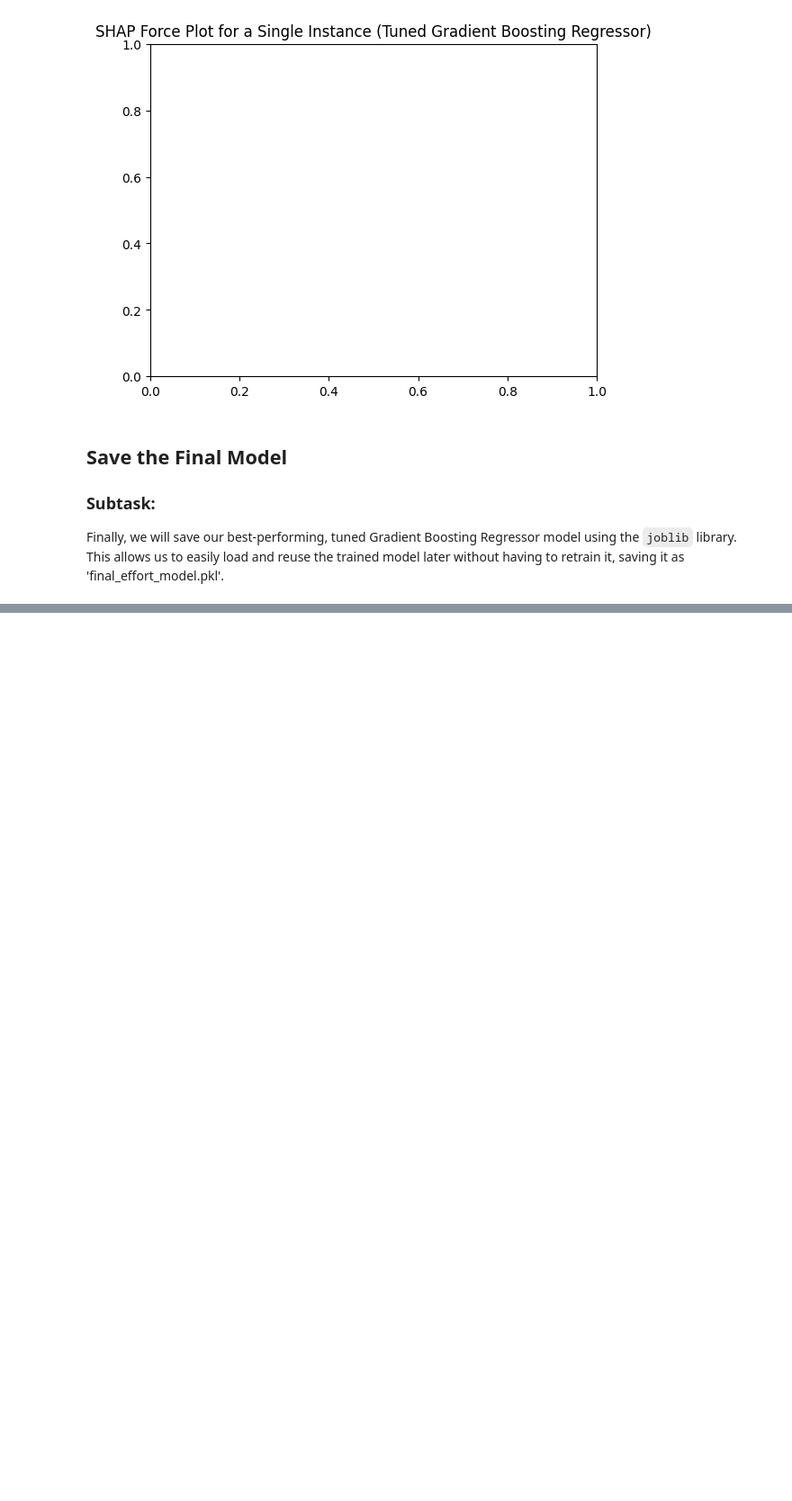
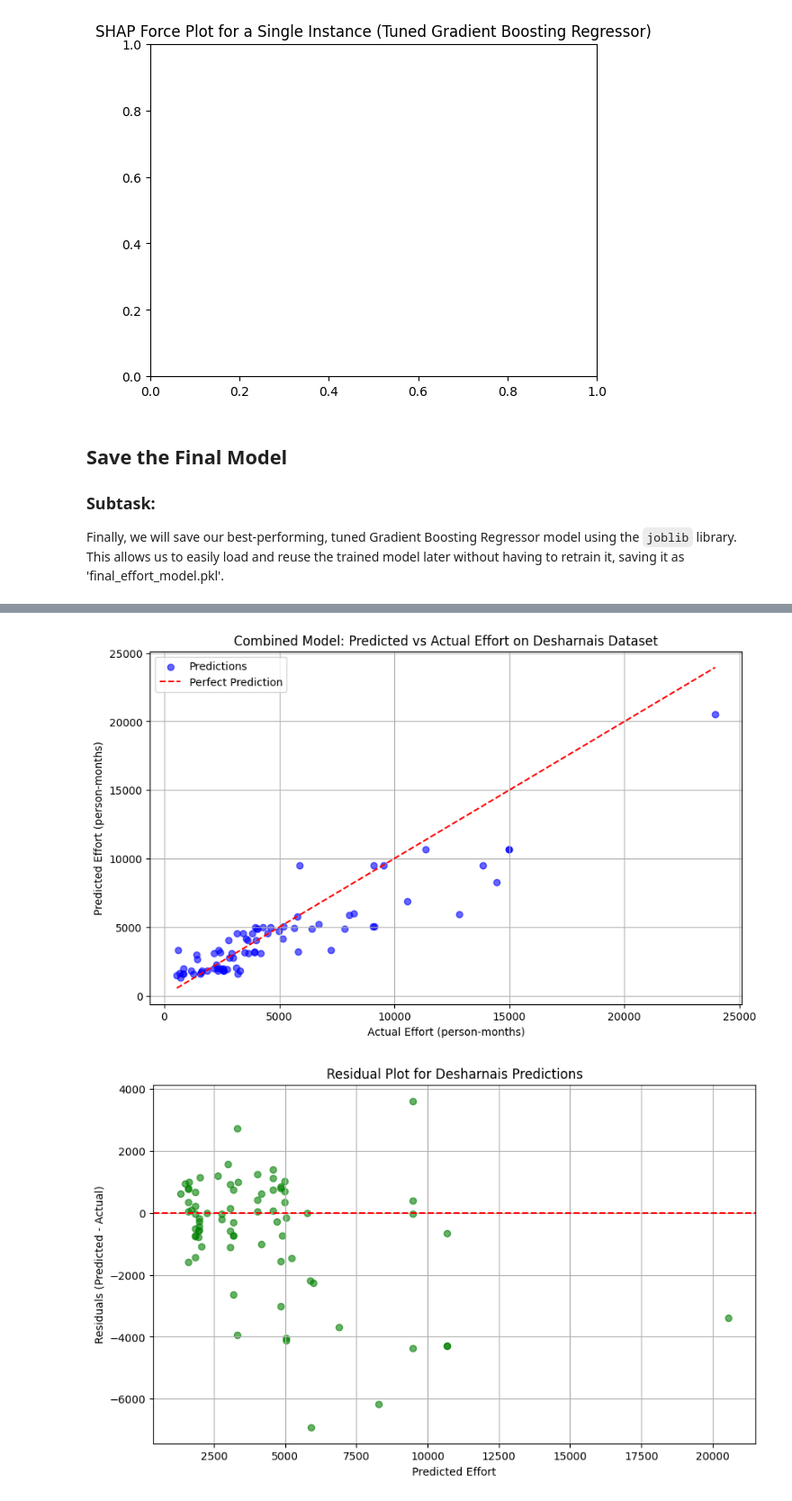
Before and after one commit to Anuja7781/Software-Cost-Estimation, a Jupyter notebook: notebook/finalNB.ipynb, the cells around one changed output, grey strips where cells are left out. Shown at 90% size. Cells and saved outputs as stored; diff of their text form; code cells hidden in the pictures; blank space fills up the shorter version.

```diff
--- a/notebook/finalNB.ipynb
+++ b/notebook/finalNB.ipynb
@@ -1432,0 +1887,62 @@ Finally, we will save our best-performing, tuned Gradient Boosting Regressor mod
+# %%
+# Analyze combined model performance on Desharnais
+import matplotlib.pyplot as plt
+
+# Predictions from the untuned combined model (better performance)
+desharnais_actual = desharnais_df['act_effort']
+desharnais_pred = desharnais_pred  # From earlier cell
+
+# Scatter plot: Predicted vs Actual
+plt.figure(figsize=(10, 6))
+plt.scatter(desharnais_actual, desharnais_pred, alpha=0.6, color='blue', label='Predictions')
+plt.plot([desharnais_actual.min(), desharnais_actual.max()],
+         [desharnais_actual.min(), desharnais_actual.max()],
+         'r--', label='Perfect Prediction')
+plt.xlabel('Actual Effort (person-months)')
+plt.ylabel('Predicted Effort (person-months)')
+plt.title('Combined Model: Predicted vs Actual Effort on Desharnais Dataset')
+plt.legend()
+plt.grid(True)
+plt.show()
+
+# Residual analysis
+residuals = desharnais_pred - desharnais_actual
+plt.figure(figsize=(10, 6))
+plt.scatter(desharnais_pred, residuals, alpha=0.6, color='green')
+plt.axhline(y=0, color='r', linestyle='--')
+plt.xlabel('Predicted Effort')
+plt.ylabel('Residuals (Predicted - Actual)')
+plt.title('Residual Plot for Desharnais Predictions')
+plt.grid(True)
+plt.show()
+
+# Error distribution
+plt.figure(figsize=(10, 6))
+plt.hist(residuals, bins=20, alpha=0.7, color='orange', edgecolor='black')
+plt.xlabel('Residuals')
+plt.ylabel('Frequency')
+plt.title('Distribution of Prediction Errors on Desharnais')
+plt.grid(True)
+plt.show()
+
+# Summary statistics
+print("Desharnais Prediction Analysis:")
+print(f"Mean Absolute Error: {desh_mae:.2f}")
+print(f"Root Mean Squared Error: {desh_rmse:.2f}")
+print(f"R-squared: {desh_r2:.4f}")
+print(f"Mean Residual: {residuals.mean():.2f}")
+print(f"Residual Std: {residuals.std():.2f}")
+print(f"Max Over-prediction: {residuals.max():.2f}")
+print(f"Max Under-prediction: {residuals.min():.2f}")
+
+# Check for outliers (large errors)
+large_errors = np.abs(residuals) > 2000  # Threshold for large errors
+print(f"\nProjects with large prediction errors (>2000 person-months): {large_errors.sum()}")
+if large_errors.sum() > 0:
+    outlier_indices = desharnais_df[large_errors].index
+    print("Outlier project indices:", list(outlier_indices))
+    print("Outlier actual efforts:", desharnais_df.loc[outlier_indices, 'act_effort'].values)
+    print("Outlier predicted efforts:", desharnais_pred[large_errors])
+# %% [output]
+[figure, added]
+[figure, added]
```
Also changed, not shown: parts of 33 cells of this notebook, 34 other files.
